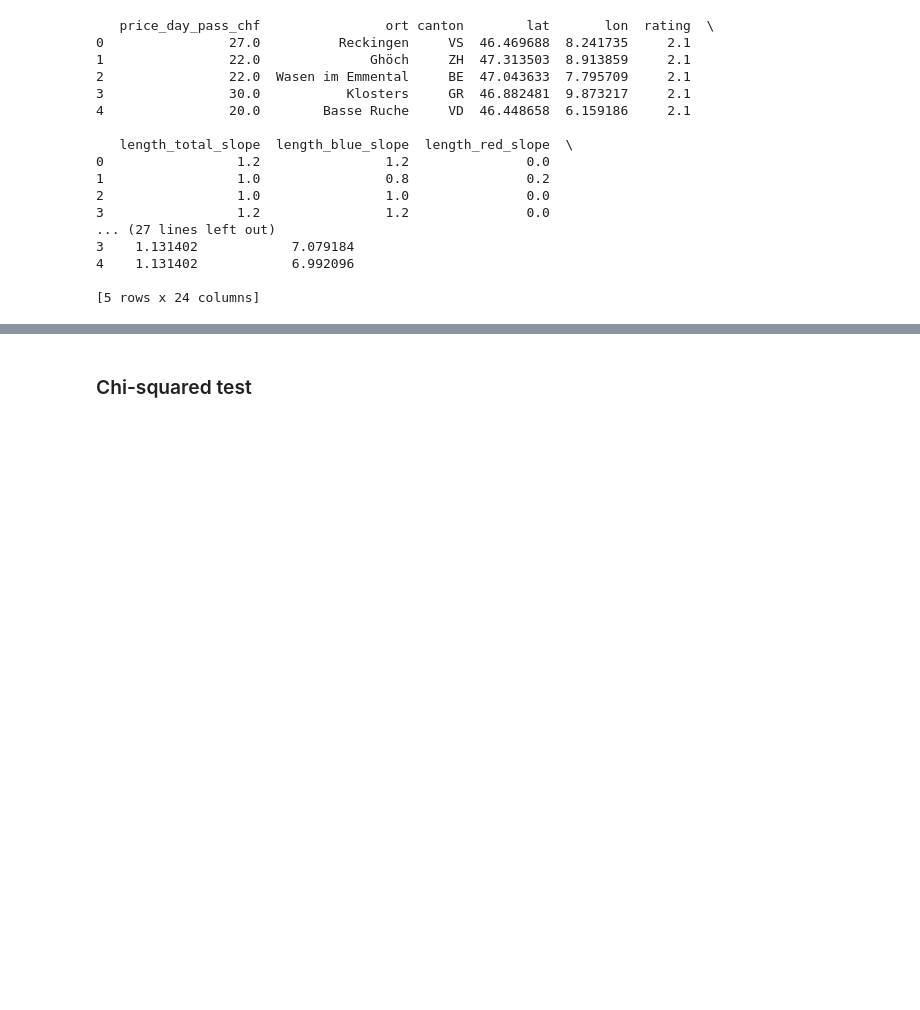
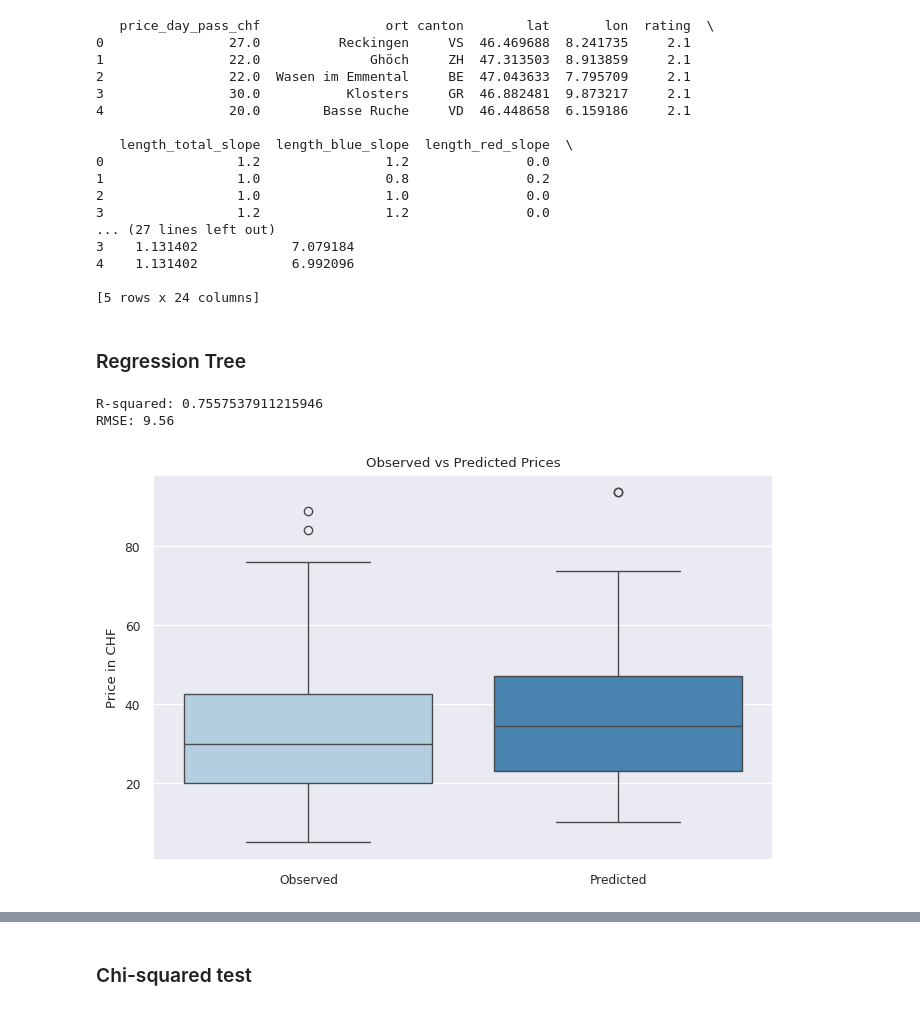
Before and after one commit to kuehnviv/arm_project, a Jupyter notebook: projekt_notebook.ipynb, the cells around one changed output, grey strips where cells are left out. Drawn from its saved outputs; the diff is of its cells as text; code cells hidden in the pictures; blank space fills up the shorter version.

Commit message:
regression tree 1

```diff
--- a/projekt_notebook.ipynb
+++ b/projekt_notebook.ipynb
@@ -797,0 +792,50 @@ Observed price: 49.0, Predicted price: 60.9
+# %% [markdown]
+### Regression Tree
+# %%
+# Create train and test samples for the model
+from sklearn.metrics import r2_score
+from sklearn.tree import DecisionTreeRegressor
+
+
+x_train, x_test, y_train, y_test = train_test_split(df[['length_total_slope',
+                                                        'length_blue_slope',
+                                                        'length_red_slope',
+                                                        'length_black_slope',
+                                                        'altitude_difference',
+                                                        'altitude_start',
+                                                        'altitude_end',
+                                                        'number_of_ski_lifts',
+                                                        'rating']],
+                                                    df['price_day_pass_chf'],
+                                                    test_size = 0.20,
+                                                    random_state = 100)
+
+# Create decision tree regressor object
+reg = DecisionTreeRegressor(random_state=100, max_depth=4)
+
+# Train decision tree regressor
+reg = reg.fit(x_train, y_train)
+
+# Predict the response for test dataset
+y_pred = reg.predict(x_test)
+
+# calculate the root mean squared error
+rmse = np.sqrt(mean_squared_error(y_test, y_pred))
+
+# Calculate coefficient of determination
+print('R-squared:', r2_score(y_test, y_pred))
+
+# Print RMSE
+print(f'RMSE: {rmse:.2f}')
+
+# Plot boxplot for price_day_pass_chf for observed and predicted values
+plt.figure(figsize=(8, 5))
+sns.boxplot(data=pd.DataFrame({'Observed': y_test, 'Predicted': y_pred}),
+            palette='Blues')
+plt.ylabel('Price in CHF')
+plt.title('Observed vs Predicted Prices')
+plt.show()
+# %% [output]
+R-squared: 0.7557537911215946
+RMSE: 9.56
+[figure, added]
```
Also changed, not shown: parts of 3 cells of this notebook.
